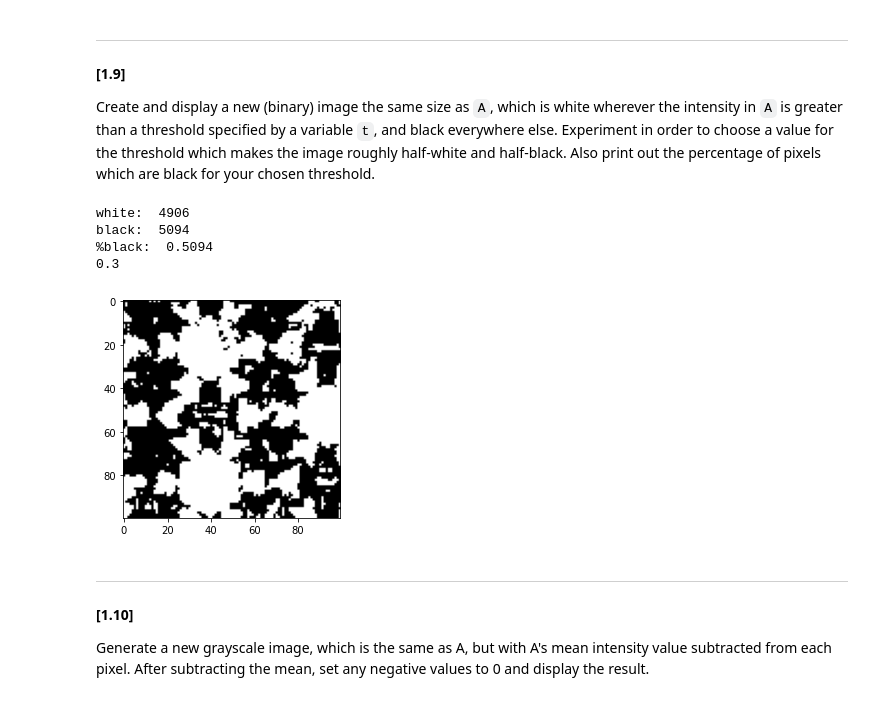
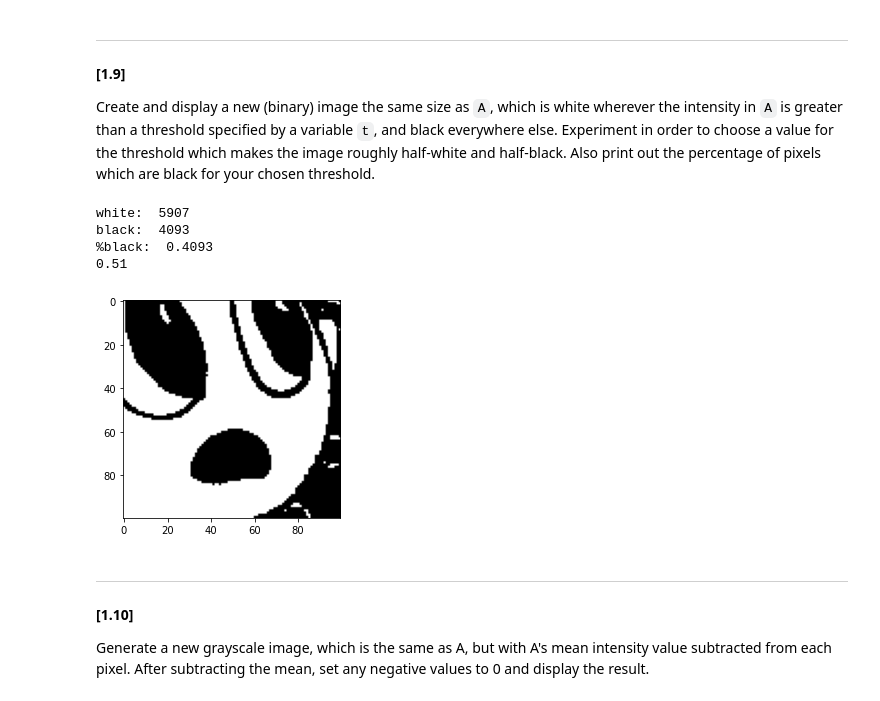
Before and after one commit to binoy-d/cs116-projects, a Jupyter notebook: assignment-1/1_demosaic.ipynb, the cells around one changed output. Cells and saved outputs as stored; diff of their text form; code cells hidden in the pictures.

```diff
--- a/assignment-1/1_demosaic.ipynb
+++ b/assignment-1/1_demosaic.ipynb
@@ -120,7 +120,7 @@ plt.imshow(I,cmap=plt.cm.gray)
 plt.show()
 
 #select out a 100x100 pixel subregion of the image
-A = I[0:100, 0:100]
+A = I[200:300, 300:400]
 
 #display the selected subregion
 plt.imshow(A,cmap=plt.cm.gray)
@@ -173,23 +173,23 @@ plt.show()
 Create and display a new (binary) image the same size as `A`, which is white wherever the intensity in `A` is greater than a threshold specified by a variable `t`, and black everywhere else. Experiment in order to choose a value for the threshold which makes the image roughly half-white and half-black. Also print out the percentage of pixels which are black for your chosen threshold.
 # %%
 #[your code here]
-t = 0.3
+t = 0.51
 
 B = np.where(A<t, 0, 1)
 white = np.count_nonzero(B == 1)
 black = np.count_nonzero(B == 0)
 percent = black/(white+black)
 
 print("white: ", white, "\nblack: ",black, "\n%black: ", percent)
 print(t)
 plt.imshow(B,cmap=plt.cm.gray)
 plt.show()
 # %% [output]
-white:  4906
-black:  5094
-%black:  0.5094
-0.3
+white:  5907
+black:  4093
+%black:  0.4093
+0.51
-[figure, old version]
+[figure, new version]
 # %% [markdown]
 ***
 **[1.10]**
```
Also changed, not shown: parts of 7 cells of this notebook.
